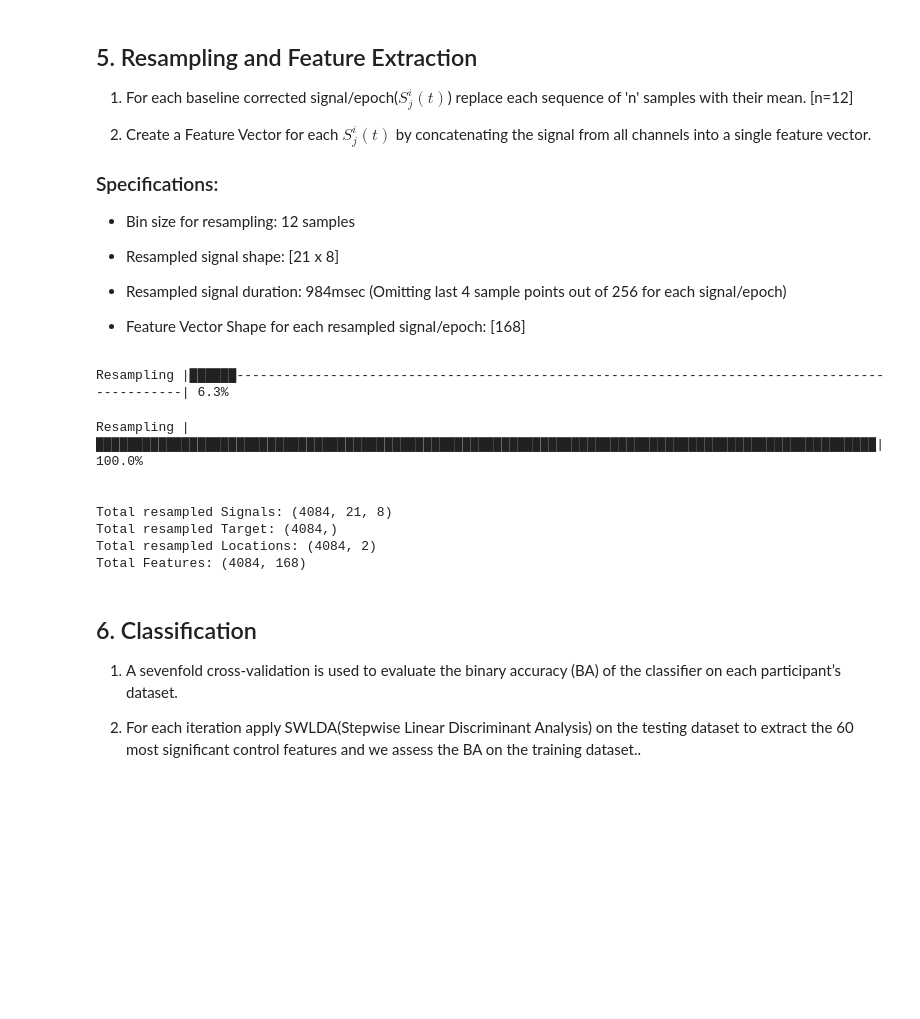
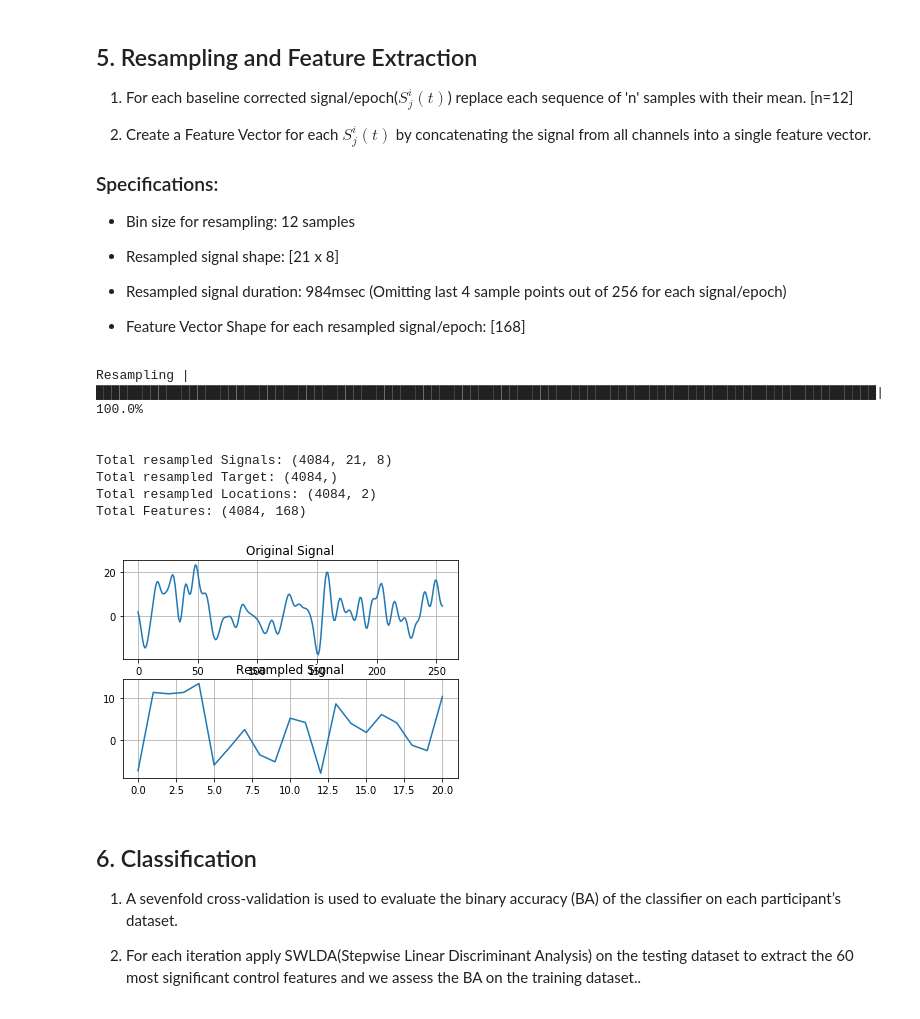
Before and after one commit to zuhairmhtb/P300SpellerBasedEEGClassification, a Jupyter notebook: Publications/EEGClassification.ipynb, the cells around one changed output. Drawn from its saved outputs; the diff is of its cells as text; code cells hidden in the pictures; blank space fills up the shorter version.

```diff
--- a/Publications/EEGClassification.ipynb
+++ b/Publications/EEGClassification.ipynb
@@ -628,42 +617,62 @@ Avg. Non-Target Signals: (256, 8)
 resample_sequence_length = 12  # No. of samples for calculating mean
 signals_resampled, sig_loc_resampled, sig_lab_resampled = [], [], []
 
 for i in range(signals_br.shape[0]):
     printProgressBar(i+1, signals_br.shape[0], prefix='Resampling')
     data = signals_br[i, :, :].copy()
     resampled_data = np.empty((0, data.shape[1]), dtype=data.dtype)
     for j in range(0, data.shape[0], resample_sequence_length):
         if j+resample_sequence_length <= data.shape[0]:
-            resampled_data = np.vstack((resampled_data, np.average(data[i:i+resample_sequence_length, :], axis=0)))
+            avg = np.average(data[j:j+resample_sequence_length, :], axis=0)
+            #print(avg)
+            resampled_data = np.vstack((resampled_data, avg))
     signals_resampled.append(resampled_data)
     sig_loc_resampled.append(sig_loc_br[i])
     sig_lab_resampled.append(sig_lab_br[i])
 
 print("\n")
 signals_resampled, sig_loc_resampled, sig_lab_resampled = np.asarray(signals_resampled),np.asarray(sig_loc_resampled), np.asarray(sig_lab_resampled)
 signals_resampled[signals_resampled == np.inf] = 0
 signals_resampled[signals_resampled == -np.inf] = 0
 signals_resampled = np.nan_to_num(signals_resampled, copy=True)
 print("Total resampled Signals: " + str(signals_resampled.shape))
 print("Total resampled Target: " + str(sig_lab_resampled.shape))
 print("Total resampled Locations: " + str(sig_loc_resampled.shape))
 
+
+# Visualize resampled signal
+viz_sig_no, viz_chan_no = 0, 0
+plt.close(6)
+fig6 = plt.figure(6)
+plt.clf()
+
+plt.subplot(2, 1, 1)
+plt.title("Original Signal")
+plt.plot(signals_br[viz_sig_no, :, viz_chan_no])
+plt.grid()
+
+plt.subplot(2, 1, 2)
+plt.title("Resampled Signal")
+plt.plot(signals_resampled[viz_sig_no, :, viz_chan_no])
+plt.grid()
+
+
 # ============= b. Create Feature Vector by concatenating each channel to a single vector =======================
 
 features = np.reshape(signals_resampled, (signals_resampled.shape[0], -1))
 feature_loc = sig_loc_resampled.copy()
 feature_lab = sig_lab_resampled.copy()
 
 print("Total Features: " + str(features.shape))
 # %% [output]
-Resampling |██████----------------------------------------------------------------------------------------------| 6.3%
+Resampling |████████████████████████████████████████████████████████████████████████████████████████████████████| 100.0%
+
+
+Total resampled Signals: (4084, 21, 8)
+Total resampled Target: (4084,)
+Total resampled Locations: (4084, 2)
+Total Features: (4084, 168)
-Resampling |████████████████████████████████████████████████████████████████████████████████████████████████████| 100.0%
-
-
-Total resampled Signals: (4084, 21, 8)
-Total resampled Target: (4084,)
-Total resampled Locations: (4084, 2)
-Total Features: (4084, 168)
+[figure, added]
 # %% [markdown]
 ## 6. Classification
 
```
Also changed, not shown: parts of 14 cells of this notebook.
